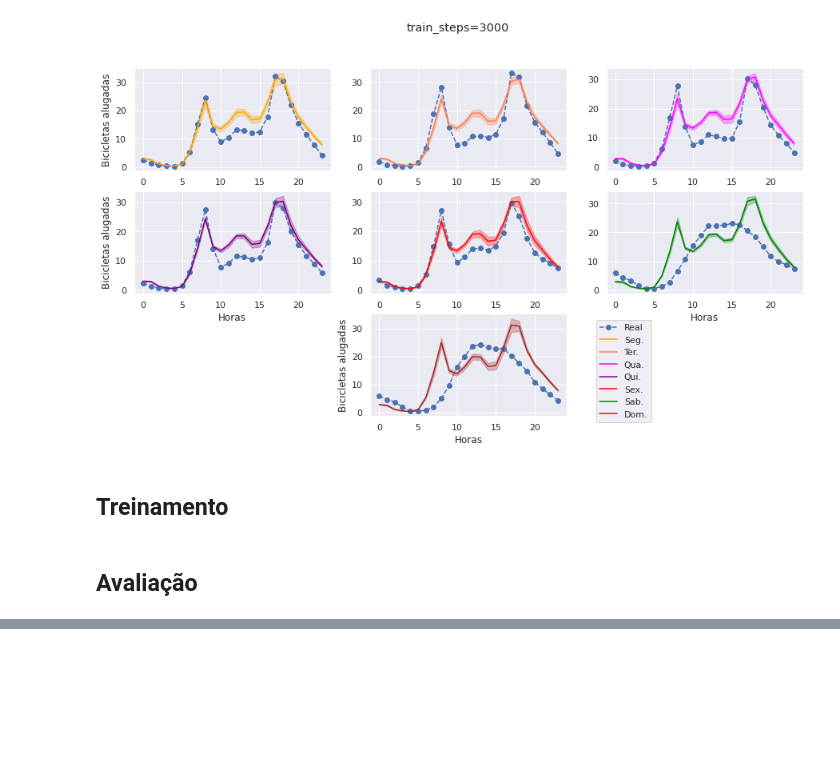
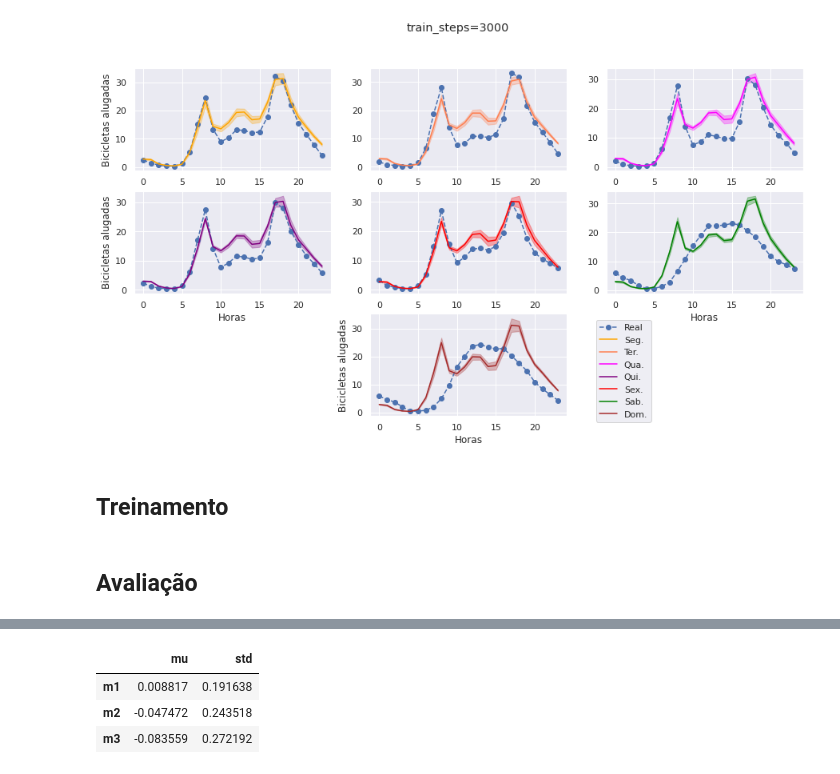
Before and after one commit to ifribeiro/minicurso_webmedia22, a Jupyter notebook: gans_series_temporais.ipynb, the cells around one changed output, grey strips where cells are left out. Cells and saved outputs as stored; diff of their text form; code cells hidden in the pictures; blank space fills up the shorter version.

Commit message:
add residuals code

```diff
--- a/gans_series_temporais.ipynb
+++ b/gans_series_temporais.ipynb
@@ -252,0 +283,2 @@ rnn_model.compile(optimizer=opt, loss='mse')
+# %%
+X_pred = rnn_model.predict(X)
@@ -252,0 +287,18 @@ rnn_model.compile(optimizer=opt, loss='mse')
+# %%
+reid_m1 = [get_residuals(f, X_pred) for f in synth_m1]
+reid_m2 = [get_residuals(f, X_pred) for f in synth_m2]
+reid_m3 = [get_residuals(f, X_pred) for f in synth_m3]
+# %%
+dict_resid = {
+    'mu': [np.mean(reid_m1), np.mean(reid_m2), np.mean(reid_m3)],
+    'std': [np.std(reid_m1), np.std(reid_m2), np.std(reid_m3)]
+}
+# %%
+df_resid = pd.DataFrame(dict_resid, index=['m1', 'm2', 'm3'])
+# %%
+df_resid
+# %% [output]
+|  | mu | std |
+| m1 | 0.008817 | 0.191638 |
+| m2 | -0.047472 | 0.243518 |
+| m3 | -0.083559 | 0.272192 |
```
Also changed, not shown: parts of 11 cells of this notebook.
